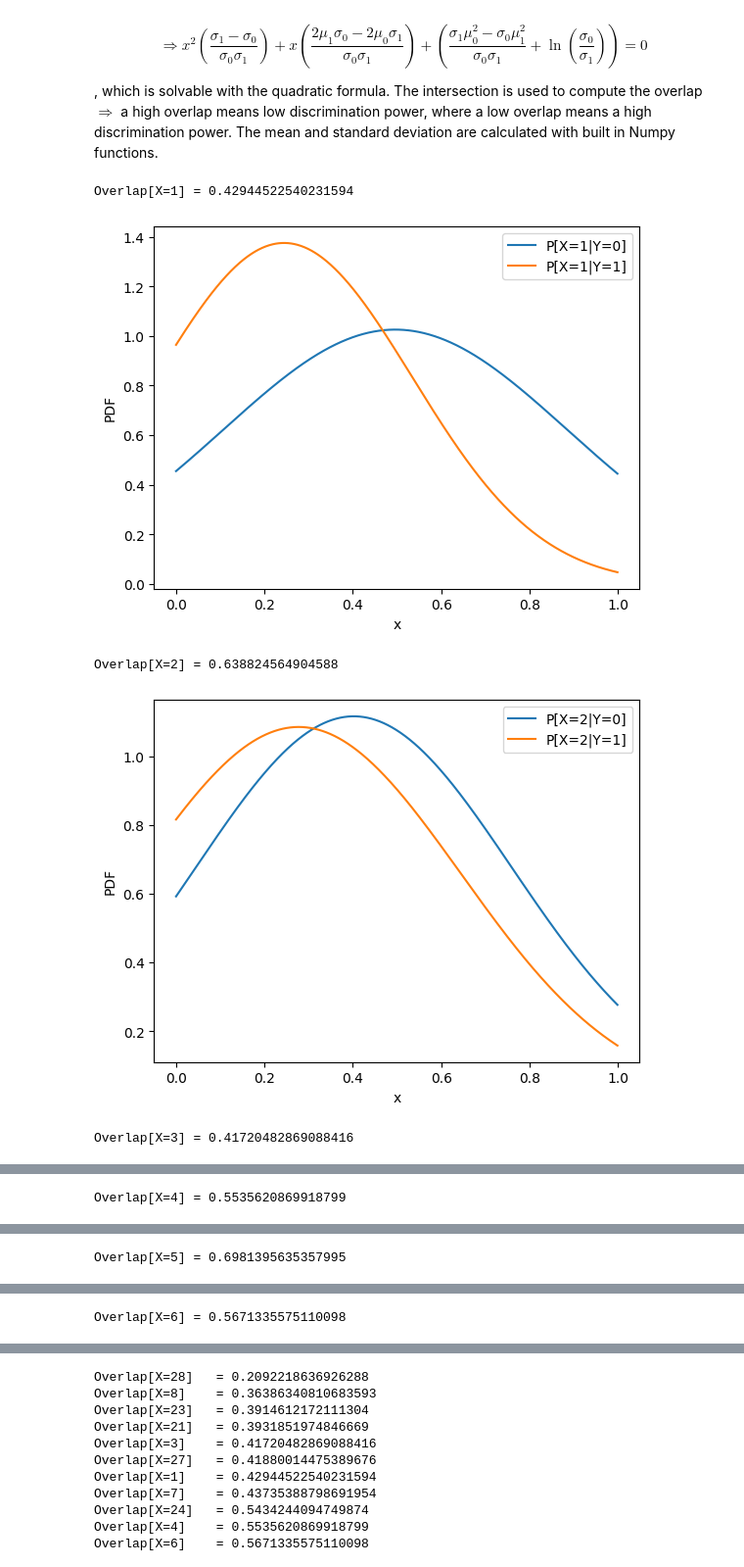
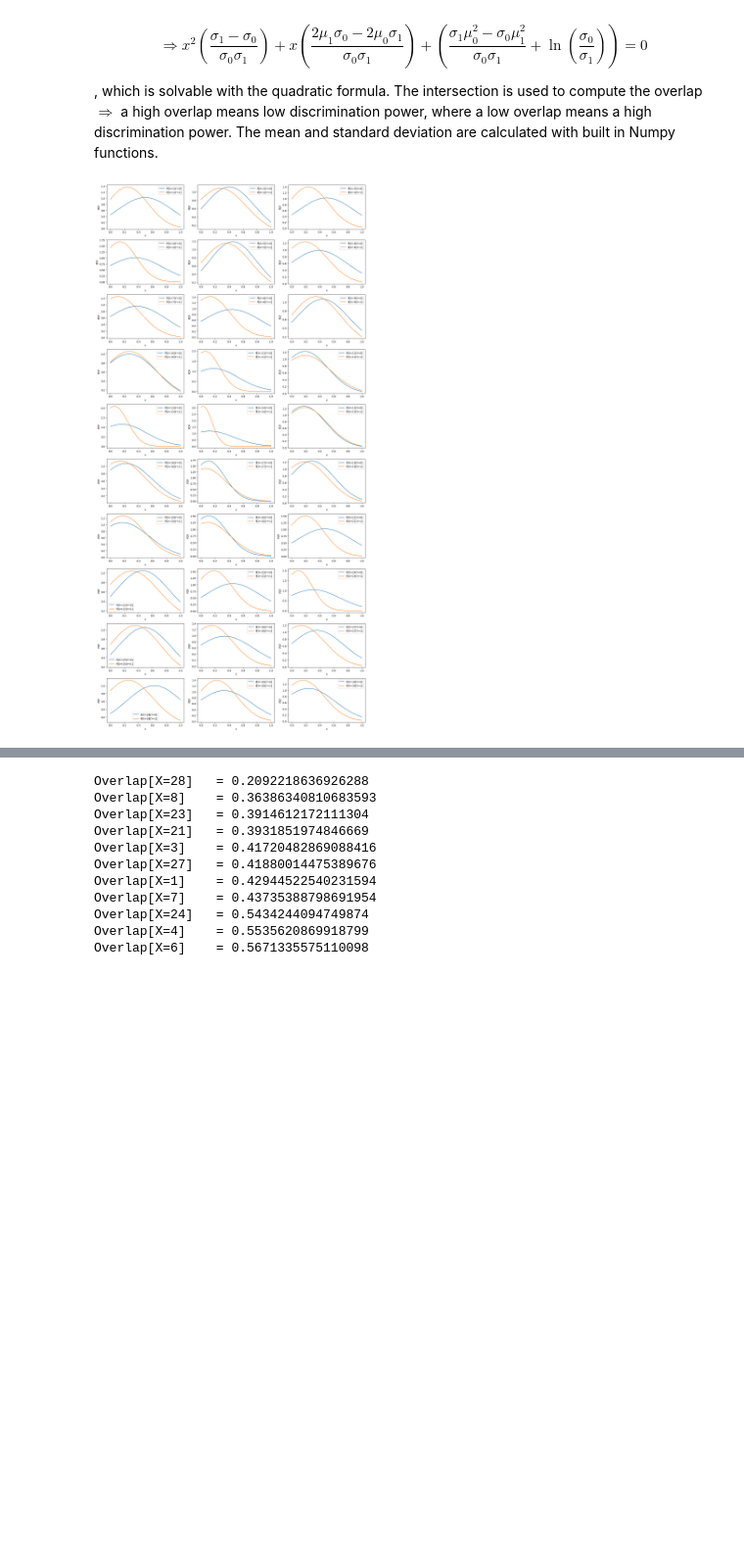
Before and after one commit to YLaret/8dm50-machine-learning, a Jupyter notebook: practicals/week_1.ipynb, the cells around one changed output, grey strips where cells are left out. Shown: that part at 98% size. Cells and saved outputs as stored; diff of their text form; code cells hidden in the pictures; blank space fills up the shorter version.

Commit message:
implemented multiplot, minor cleanup

```diff
--- a/practicals/week_1.ipynb
+++ b/practicals/week_1.ipynb
@@ -146,14 +146,14 @@ print(beta)
 **SOLUTION:**
 # %%
 # MSE
-error_b = 0
+error_tmp = 0
 # loop over all test samples
 for i in range(X_test.shape[0]):
     # add primary row all ones, for \beta_0
     x_test = np.insert(X_test[i,:],0,1)
-    error_b = error_b + (np.dot(x_test,beta)-y_test[i])**2
+    error_tmp = error_tmp + (np.dot(x_test,beta)-y_test[i])**2
 # divide by # test set
-MSE = error_b/X_test.shape[0]
+MSE = error_tmp/X_test.shape[0]
 # print MSE
 print("MSE = "+str(MSE[0]))
 # %% [output]
@@ -374,6 +377,11 @@ one_ind = y == 1
 
 # feature probabilty
 f_overlap = []
+
+# create 30 subplot space
+fig, ax = plt.subplots(10,3,figsize=(15,30))
+# flatten axes to 1D for easy indexing
+ax = ax.ravel()
 
 # loop over the features
 for f in range(X.shape[1]):
@@ -404,43 +412,39 @@ for f in range(X.shape[1]):
     peak_0 = 1/np.sqrt(2*np.pi*sigma_0)*np.exp(-(np.mean(roots)-mu_0)**2/(2*sigma_0))
     peak_1 = 1/np.sqrt(2*np.pi*sigma_1)*np.exp(-(np.mean(roots)-mu_1)**2/(2*sigma_1))
 
     # act accordingly
     if peak_0 > peak_1:
         # area left of root
         area_l = norm.sf(roots[1], loc=mu_0,scale=sigma_0)
         # area right of root
         area_r = 1 - norm.sf(roots[0], loc=mu_0,scale=sigma_0)
         # area in the center
         area_c = norm.sf(roots[0], loc=mu_1,scale=sigma_1) - norm.sf(roots[1], loc=mu_1,scale=sigma_1)
     else:
         # area left of root
         area_l = norm.sf(roots[1], loc=mu_1,scale=sigma_1)
         # area right of root
         area_r = 1 - norm.sf(roots[0], loc=mu_1,scale=sigma_1)
         # area in the center
         area_c = norm.sf(roots[0], loc=mu_0,scale=sigma_0) - norm.sf(roots[1], loc=mu_0,scale=sigma_0)
 
     # calculate overlap on intersect area
     overlap = (area_l+area_r+area_c)
     f_overlap.append(overlap)
 
-    # print the calculated probability
-    print("Overlap[X="+str(f+1)+"] = "+str(overlap))
-
     # create plot arrays
     x_axis = np.arange(0, 1, 0.001)
     y_axis_0 = 1/np.sqrt(2*np.pi*sigma_0)*np.exp(-(x_axis-mu_0)**2/(2*sigma_0))
     y_axis_1 = 1/np.sqrt(2*np.pi*sigma_1)*np.exp(-(x_axis-mu_1)**2/(2*sigma_1))
 
     # plot the pfd's of y=0, y=1 for feature x=f
-    plt.plot(x_axis,y_axis_0,x_axis,y_axis_1)
-    plt.xlabel("x")
-    plt.ylabel("PDF")
-    plt.legend(["P[X="+str(f+1)+"|Y=0]","P[X="+str(f+1)+"|Y=1]"])
-    plt.show()
+    ax[f].plot(x_axis,y_axis_0,x_axis,y_axis_1)
+    ax[f].set_xlabel("x")
+    ax[f].set_ylabel("PDF")
+    ax[f].legend(["P[X="+str(f+1)+"|Y=0]","P[X="+str(f+1)+"|Y=1]"])
+
+# print the multiplot
+plt.tight_layout()
+plt.show()
 # %% [output]
-Overlap[X=1] = 0.42944522540231594
-[figure, old version]
+[figure, new version]
-Overlap[X=2] = 0.638824564904588
-[figure, removed]
-Overlap[X=3] = 0.41720482869088416
@@ -448 +450,0 @@ Overlap[X=3] = 0.41720482869088416
-Overlap[X=4] = 0.5535620869918799
@@ -450 +450,0 @@ Overlap[X=4] = 0.5535620869918799
-Overlap[X=5] = 0.6981395635357995
@@ -452 +450,0 @@ Overlap[X=5] = 0.6981395635357995
-Overlap[X=6] = 0.5671335575110098
```
Also changed, not shown: parts of 4 cells of this notebook.
